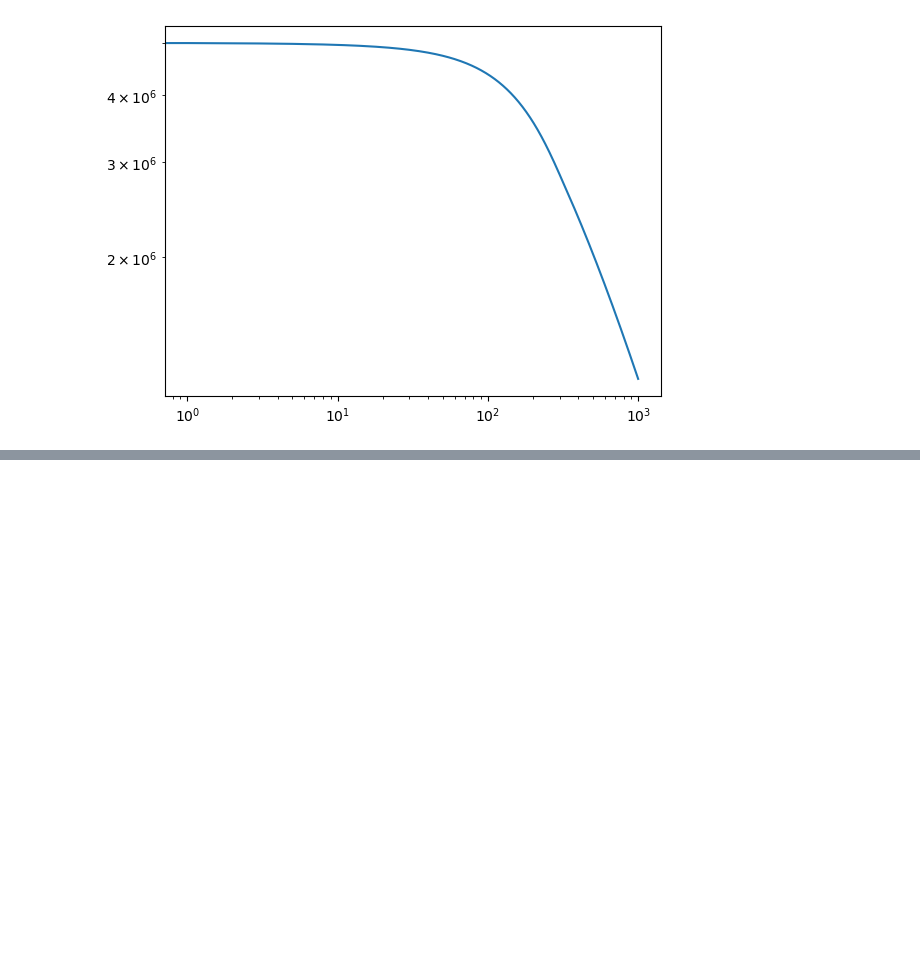
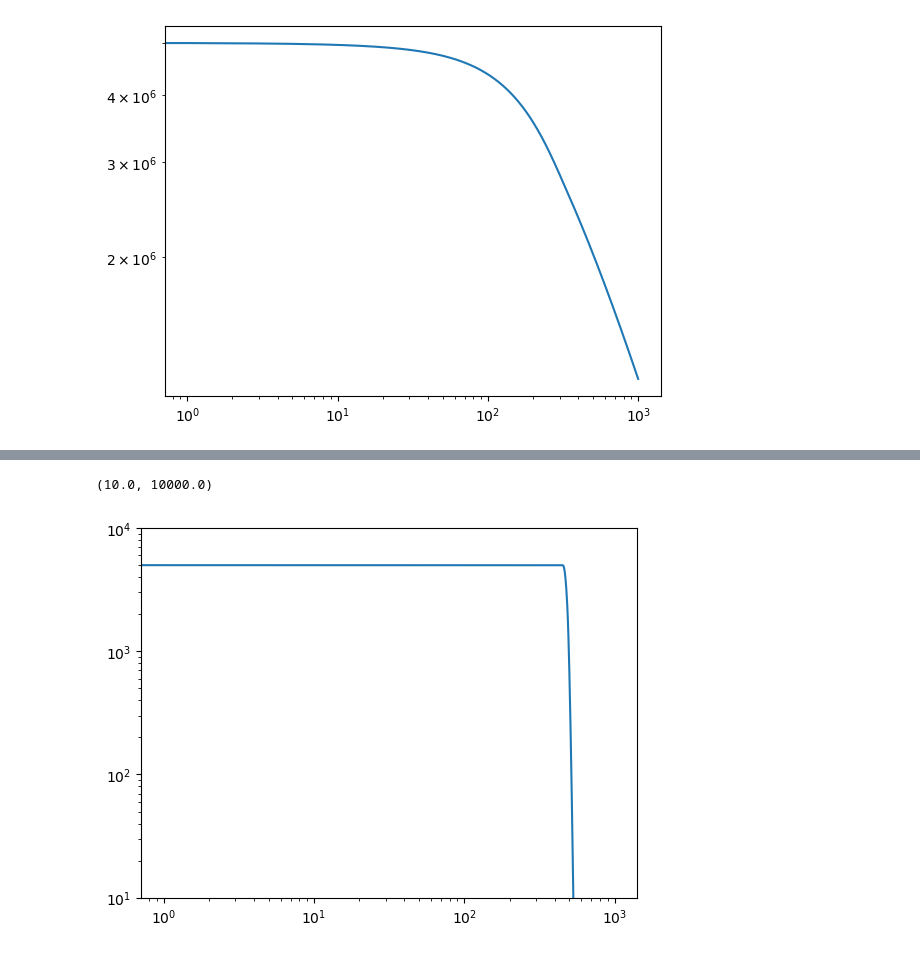
Before and after one commit to Chao-Ming-Li/CR_transport, a Jupyter notebook: Cpp/advection/advection_log.ipynb, the cells around one changed output, grey strips where cells are left out. Saved outputs shown, nothing was run; the diff lists cells and outputs as text; code cells hidden in the pictures; blank space fills up the shorter version.

```diff
--- a/Cpp/advection/advection_log.ipynb
+++ b/Cpp/advection/advection_log.ipynb
@@ -71,0 +117,28 @@ plt.yscale("log")
+# %%
+Rcl = np.linspace(0.05, 29.95, 300)
+Zcl = np.linspace(0.05, 14.95, 150)
+ndis_C = np.fromfile("ndis_C_log_delta_inj_dt100_vZ_test.bin",dtype = np.float64).reshape(1000,NR + 4, NZ + 4)
+ndis_C_in = ndis_C[:,2:-2,2:-2]
+ndis_C_log = np.log10(ndis_C_in + 1e-100)
+
+fig, ax = plt.subplots()
+
+ndis = ax.pcolormesh(Rcl, Zcl, ndis_C_in[0].T,shading="auto", vmin = 0, vmax = 100 )
+
+cbar = fig.colorbar(ndis, ax=ax)
+cbar.set_label('linear scale')
+
+def animate(i):
+    ndis.set_array(ndis_C_in[i].T.ravel())
+    return ndis,
+
+ani = animation.FuncAnimation(
+    fig,
+    animate,
+    frames=1000,
+    interval=10,
+    blit=False
+)
+
+plt.close(fig)
+HTML(ani.to_html5_video())
@@ -71,0 +147,11 @@ plt.yscale("log")
+# %%
+temp = np.sum(ndis_C_in * Rc[None, :, None], axis = -1)
+N_tot = np.sum(temp, axis = -1)
+t = np.arange(1000)
+plt.plot(t, N_tot)
+plt.xscale("log")
+plt.yscale("log")
+plt.ylim(1e1,1e4)
+# %% [output]
+(10.0, 10000.0)
+[figure, added]
```
Also changed, not shown: parts of 40 cells of this notebook, 12 other files.
